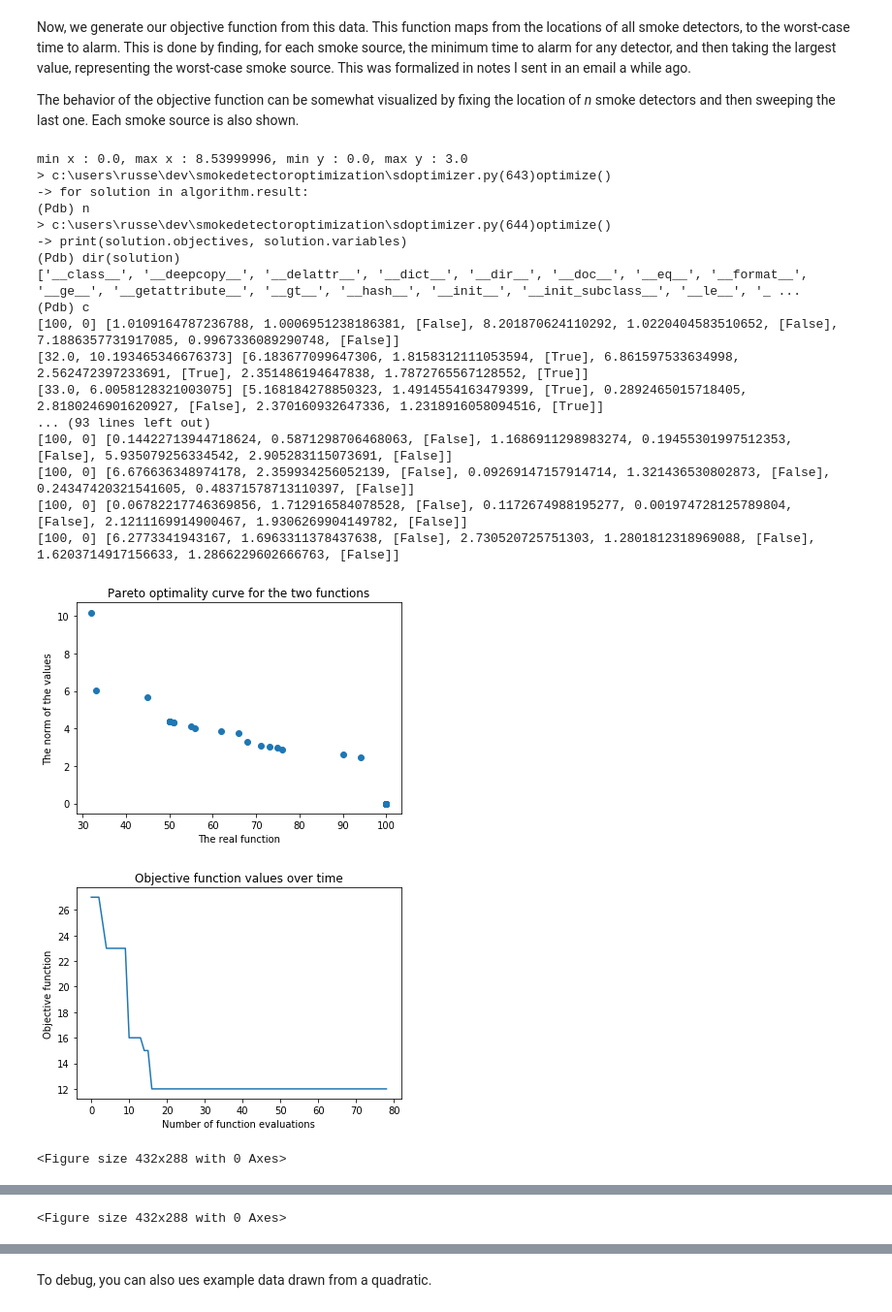
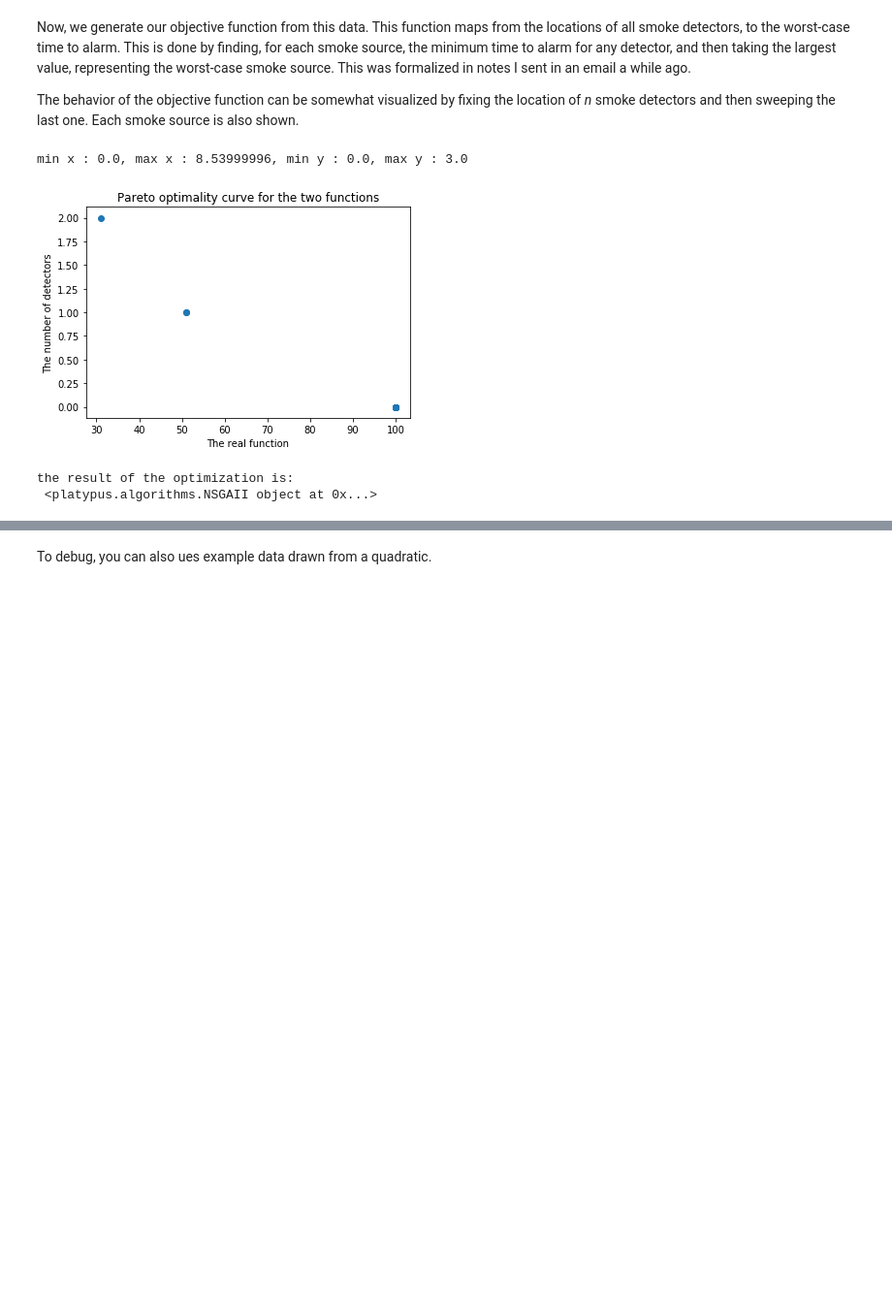
Before and after one commit to russelldj/SmokeDetectorOptimization, a Jupyter notebook: StreamlinedExperiments.ipynb, the cells around one changed output, grey strips where cells are left out. Shown at 97% size. Saved outputs shown, nothing was run; the diff lists cells and outputs as text; code cells hidden in the pictures; blank space fills up the shorter version.

```diff
--- a/StreamlinedExperiments.ipynb
+++ b/StreamlinedExperiments.ipynb
@@ -30,28 +30,12 @@ The behavior of the objective function can be somewhat visualized by fixing the
 # %%
 smoke_sources = [source1, source2, source3]
 bounds =  [0, 8.1, 0, 3.1]
 initialization = [1.70799994, 1.89999998, 6.83200002, 1.89999998, 1.9, 1.4]
-description = SDO.optimize(smoke_sources, bounds, initialization, genetic=True, platypus=True, masked=True, type="worst_case")
+description = SDO.optimize(smoke_sources, bounds, 2, genetic=True, platypus=True, masked=True, type="worst_case")
 
 print("the result of the optimization is:\n {}".format(description))
 # %% [output]
 min x : 0.0, max x : 8.53999996, min y : 0.0, max y : 3.0
-> c:\users\russe\dev\smokedetectoroptimization\sdoptimizer.py(643)optimize()
--> for solution in algorithm.result:
-(Pdb) n
-> c:\users\russe\dev\smokedetectoroptimization\sdoptimizer.py(644)optimize()
--> print(solution.objectives, solution.variables)
-(Pdb) dir(solution)
-['__class__', '__deepcopy__', '__delattr__', '__dict__', '__dir__', '__doc__', '__eq__', '__format__', '__ge__', '__getattribute__', '__gt__', '__hash__', '__init__', '__init_subclass__', '__le__', '_ ...
-(Pdb) c
-[100, 0] [1.0109164787236788, 1.0006951238186381, [False], 8.201870624110292, 1.0220404583510652, [False], 7.1886357731917085, 0.9967336089290748, [False]]
-[32.0, 10.193465346676373] [6.183677099647306, 1.8158312111053594, [True], 6.861597533634998, 2.562472397233691, [True], 2.351486194647838, 1.7872765567128552, [True]]
-[33.0, 6.0058128321003075] [5.168184278850323, 1.4914554163479399, [True], 0.2892465015718405, 2.8180246901620927, [False], 2.370160932647336, 1.2318916058094516, [True]]
-... (93 lines left out)
-[100, 0] [0.14422713944718624, 0.5871298706468063, [False], 1.1686911298983274, 0.19455301997512353, [False], 5.935079256334542, 2.905283115073691, [False]]
-[100, 0] [6.676636348974178, 2.359934256052139, [False], 0.09269147157914714, 1.321436530802873, [False], 0.24347420321541605, 0.48371578713110397, [False]]
-[100, 0] [0.06782217746369856, 1.712916584078528, [False], 0.1172674988195277, 0.001974728125789804, [False], 2.1211169914900467, 1.9306269904149782, [False]]
-[100, 0] [6.2773341943167, 1.6963311378437638, [False], 2.730520725751303, 1.2801812318969088, [False], 1.6203714917156633, 1.2866229602666763, [False]]
-[figure, old version]
+[figure, new version]
-[figure, removed]
-<Figure size 432x288 with 0 Axes>
+the result of the optimization is:
+ <platypus.algorithms.NSGAII object at 0x...>
@@ -59 +41,0 @@ min x : 0.0, max x : 8.53999996, min y : 0.0, max y : 3.0
-<Figure size 432x288 with 0 Axes>
```
Also changed, not shown: parts of 7 cells of this notebook, 1 other file.
